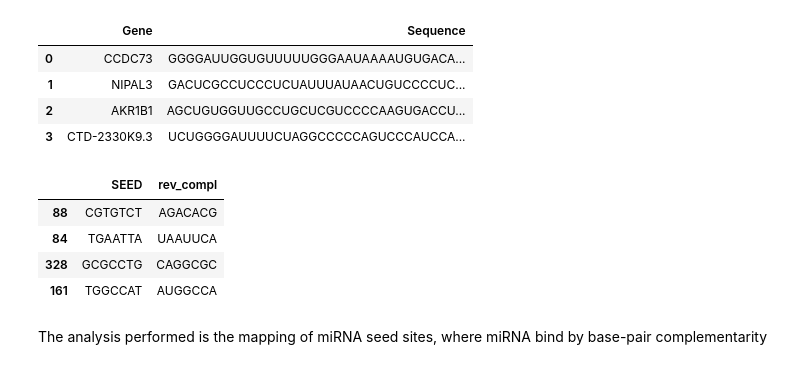
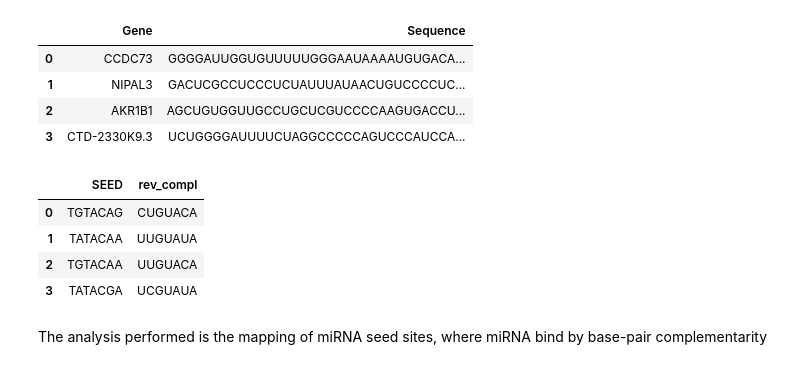
Before and after one commit to xbdr86/biof309_xbdr86_utr, a Jupyter notebook: UTR_analysis.ipynb, the cells around one changed output. Cells and saved outputs as stored; diff of their text form; code cells hidden in the pictures.

```diff
--- a/UTR_analysis.ipynb
+++ b/UTR_analysis.ipynb
@@ -38,14 +40,14 @@ utr.head(n=4)
 | 3 | CTD-2330K9.3 | UCUGGGGAUUUUCUAGGCCCCCAGUCCCAUCCA... |
 # %%
 mirna = pd.read_csv('miRNA_target_seed.tsv', sep='\t')
-mirna = mirna.sample(n=100, random_state=86)
+#mirna = mirna.sample(n=200)
 mirna.head(n=4)
 # %% [output]
 |  | SEED | rev_compl |
-| 88 | CGTGTCT | AGACACG |
-| 84 | TGAATTA | UAAUUCA |
-| 328 | GCGCCTG | CAGGCGC |
-| 161 | TGGCCAT | AUGGCCA |
+| 0 | TGTACAG | CUGUACA |
+| 1 | TATACAA | UUGUAUA |
+| 2 | TGTACAA | UUGUACA |
+| 3 | TATACGA | UCGUAUA |
 # %% [markdown]
 The analysis performed is the mapping of miRNA seed sites, where miRNA bind by base-pair complementarity
 # %%
```
Also changed, not shown: parts of 5 cells of this notebook.
